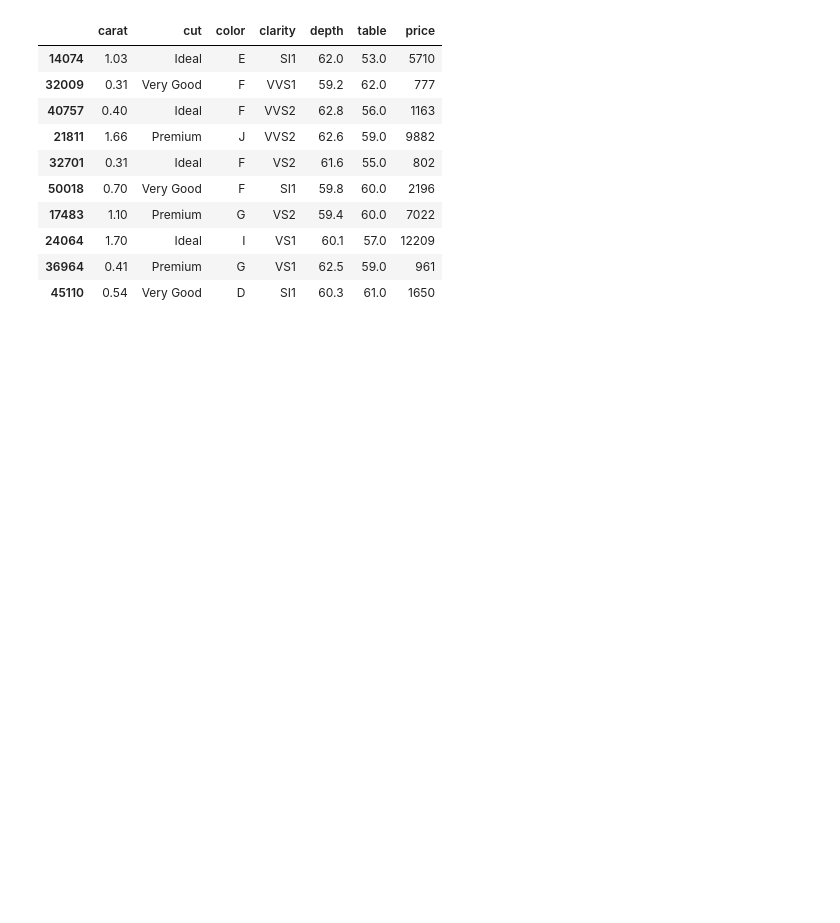
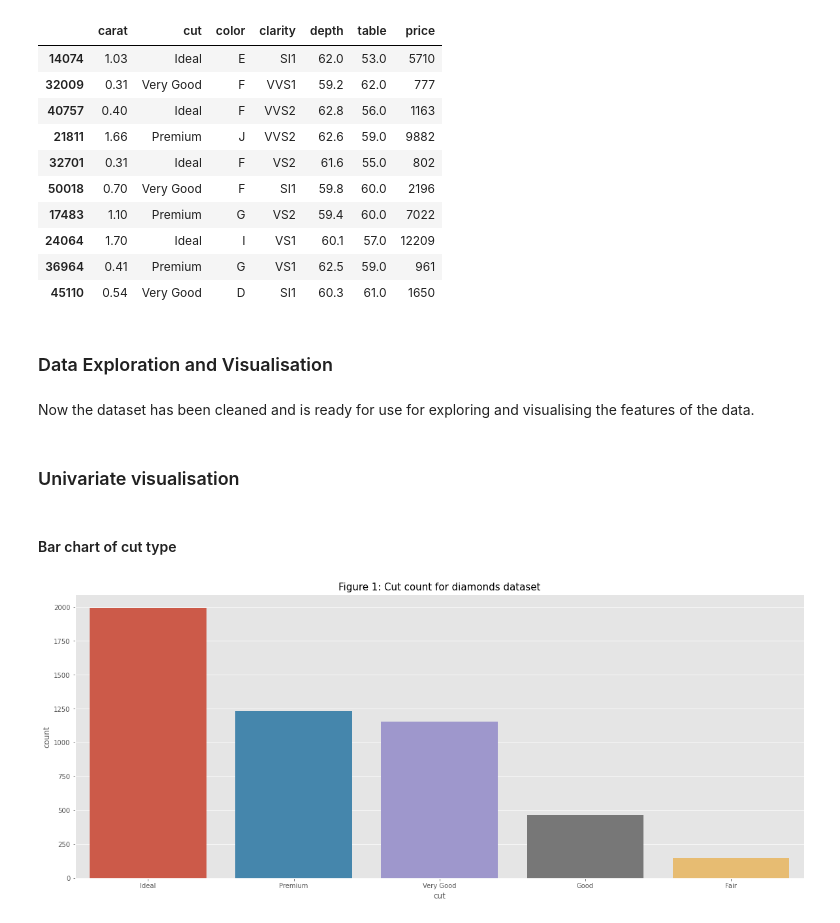
Before and after one commit to billytheme/computing-maths-group-32, a Jupyter notebook: Phase_1_Report.ipynb, the cells around one changed output. Drawn from its saved outputs; the diff is of its cells as text; code cells hidden in the pictures; blank space fills up the shorter version.

```diff
--- a/Phase_1_Report.ipynb
+++ b/Phase_1_Report.ipynb
@@ -215,3 +215,22 @@ diamonds_df.sample(10, random_state = 405)
 | 24064 | 1.70 | Ideal | I | VS1 | 60.1 | 57.0 | 12209 |
 | 36964 | 0.41 | Premium | G | VS1 | 62.5 | 59.0 | 961 |
 | 45110 | 0.54 | Very Good | D | SI1 | 60.3 | 61.0 | 1650 |
+# %% [markdown]
+### Data Exploration and Visualisation
+# %% [markdown]
+Now the dataset has been cleaned and is ready for use for exploring and visualising the features of the data.
+# %% [markdown]
+### Univariate visualisation
+# %% [markdown]
+#### Bar chart of cut type
+# %%
+import matplotlib.pyplot as plt
+import seaborn as sns
+plt.style.use("ggplot")
+
+plt.figure(figsize = (20,8))
+fig = sns.countplot(x = 'cut', data = diamonds_df, order = diamonds_df['cut'].value_counts().index)
+fig = plt.title('Figure 1: Cut count for diamonds dataset', fontsize = 15)
+plt.show()
+# %% [output]
+[figure, added]
```
Also changed, not shown: parts of 25 cells of this notebook.
